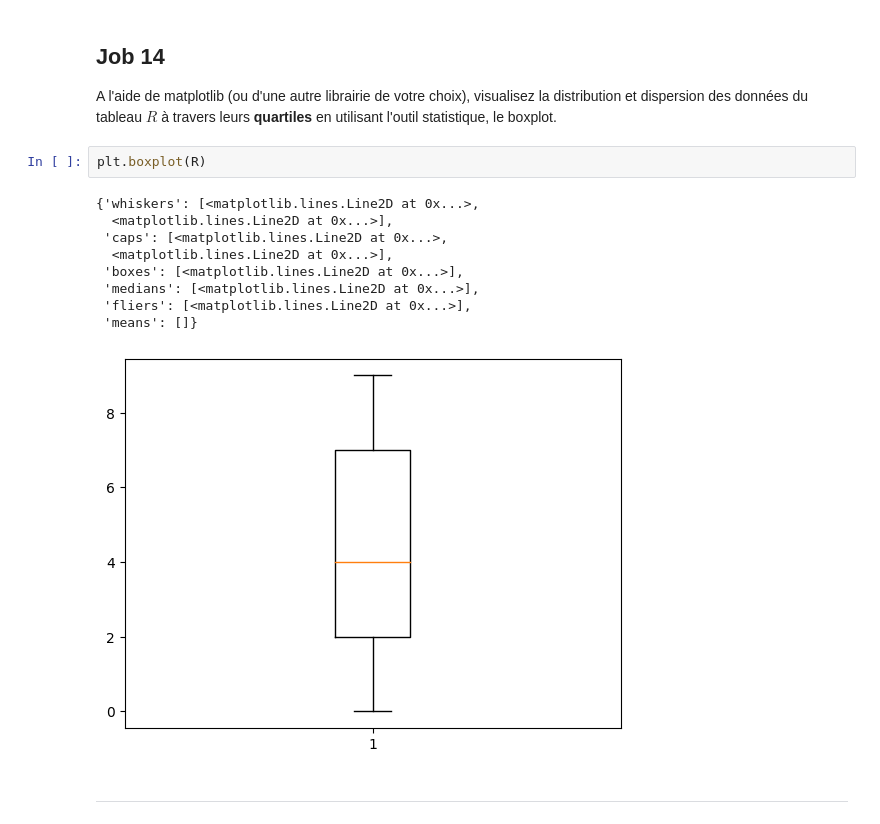
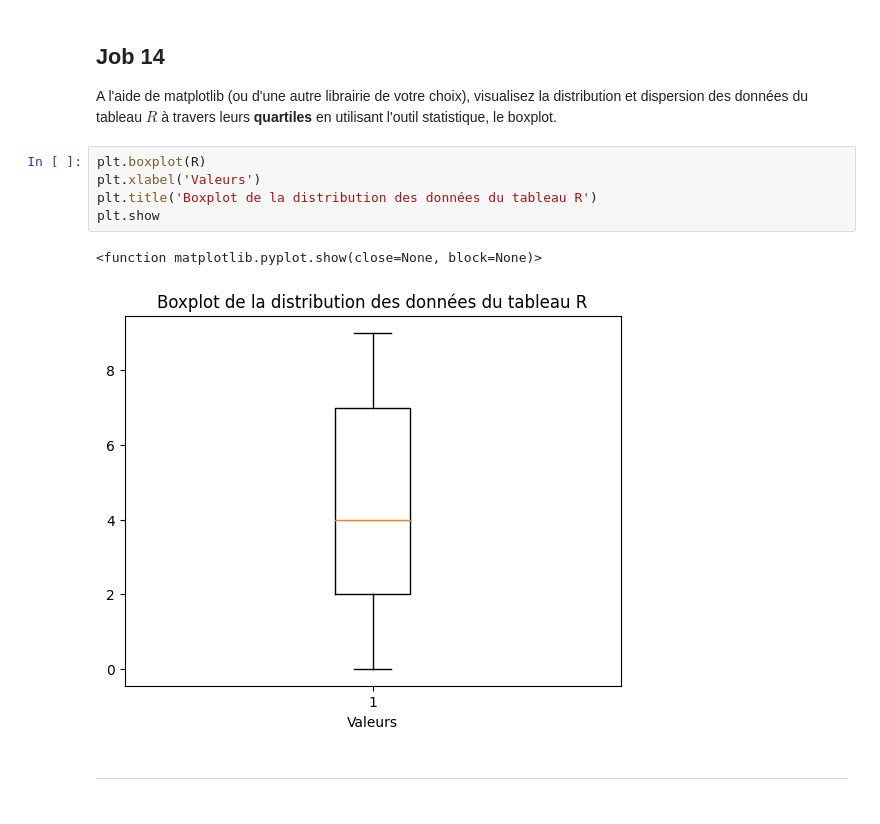
Before and after one commit to ilyes-chabab/philomathia, a Jupyter notebook: Philomathia.ipynb, the cells around one changed output. Cells and saved outputs as stored; diff of their text form.

```diff
--- a/Philomathia.ipynb
+++ b/Philomathia.ipynb
@@ -697,18 +548,14 @@ plt.hist(R)
 # %% [markdown]
 ## **Job 14**
 A l'aide de matplotlib (ou d'une autre librairie de votre choix), visualisez la distribution et dispersion des données du tableau $R$ à travers leurs **quartiles** en utilisant l'outil statistique, le boxplot.
-# %%
-plt.boxplot(R)
-# %% [output]
-{'whiskers': [<matplotlib.lines.Line2D at 0x...>,
-  <matplotlib.lines.Line2D at 0x...>],
- 'caps': [<matplotlib.lines.Line2D at 0x...>,
-  <matplotlib.lines.Line2D at 0x...>],
- 'boxes': [<matplotlib.lines.Line2D at 0x...>],
- 'medians': [<matplotlib.lines.Line2D at 0x...>],
- 'fliers': [<matplotlib.lines.Line2D at 0x...>],
- 'means': []}
-[figure, removed]
+# %%
+plt.boxplot(R)
+plt.xlabel('Valeurs')
+plt.title('Boxplot de la distribution des données du tableau R')
+plt.show
+# %% [output]
+<function matplotlib.pyplot.show(close=None, block=None)>
+[figure, added]
 # %% [markdown]
 -----------------------------------------------------
 # %% [markdown]
```
Also changed, not shown: parts of 117 cells of this notebook, 1 other file.
